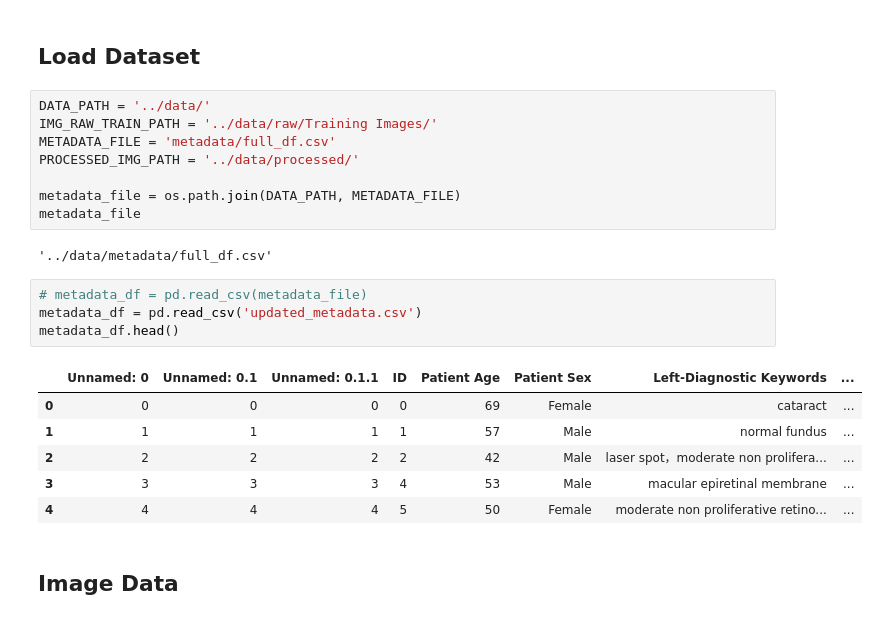
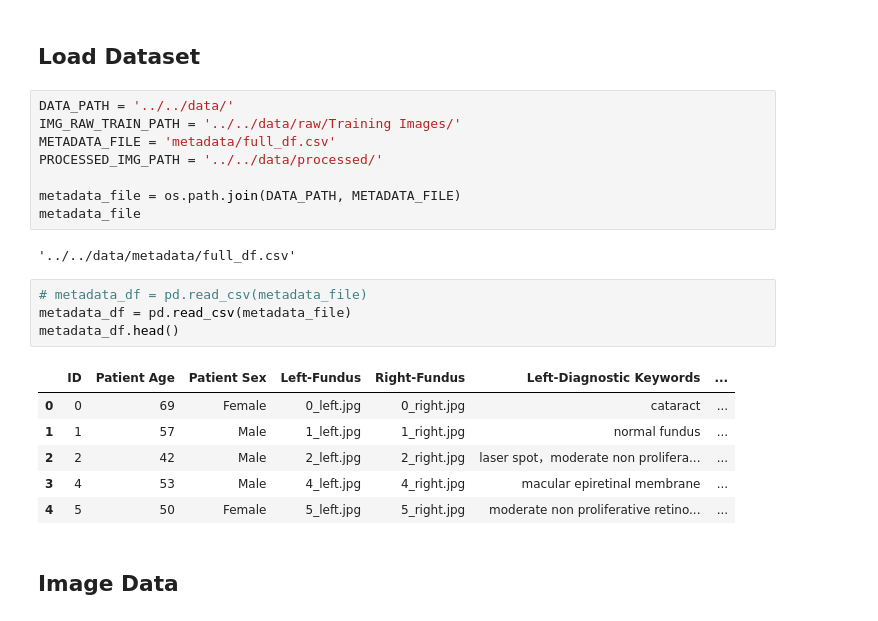
Before and after one commit to MridulAhluwalia/ljmu-research-thesis, a Jupyter notebook: notebooks/analysis/Preprocessing - Eye Fundus Images.ipynb, the cells around one changed output. Saved outputs shown, nothing was run; the diff lists cells and outputs as text.

```diff
--- a/notebooks/analysis/Preprocessing - Eye Fundus Images.ipynb
+++ b/notebooks/analysis/Preprocessing - Eye Fundus Images.ipynb
@@ -28,26 +28,26 @@ IMG_SIZE = 512
 # %% [markdown]
 ## Load Dataset
 # %%
-DATA_PATH = '../data/'
-IMG_RAW_TRAIN_PATH = '../data/raw/Training Images/'
+DATA_PATH = '../../data/'
+IMG_RAW_TRAIN_PATH = '../../data/raw/Training Images/'
 METADATA_FILE = 'metadata/full_df.csv'
-PROCESSED_IMG_PATH = '../data/processed/'
+PROCESSED_IMG_PATH = '../../data/processed/'
 
 metadata_file = os.path.join(DATA_PATH, METADATA_FILE)
 metadata_file
 # %% [output]
-'../data/metadata/full_df.csv'
+'../../data/metadata/full_df.csv'
 # %%
 # metadata_df = pd.read_csv(metadata_file)
-metadata_df = pd.read_csv('updated_metadata.csv')
+metadata_df = pd.read_csv(metadata_file)
 metadata_df.head()
 # %% [output]
-|  | Unnamed: 0 | Unnamed: 0.1 | Unnamed: 0.1.1 | ID | Patient Age | Patient Sex | Left-Diagnostic Keywords | ... |
-| 0 | 0 | 0 | 0 | 0 | 69 | Female | cataract | ... |
-| 1 | 1 | 1 | 1 | 1 | 57 | Male | normal fundus | ... |
-| 2 | 2 | 2 | 2 | 2 | 42 | Male | laser spot，moderate non prolifera... | ... |
-| 3 | 3 | 3 | 3 | 4 | 53 | Male | macular epiretinal membrane | ... |
-| 4 | 4 | 4 | 4 | 5 | 50 | Female | moderate non proliferative retino... | ... |
+|  | ID | Patient Age | Patient Sex | Left-Fundus | Right-Fundus | Left-Diagnostic Keywords | ... |
+| 0 | 0 | 69 | Female | 0_left.jpg | 0_right.jpg | cataract | ... |
+| 1 | 1 | 57 | Male | 1_left.jpg | 1_right.jpg | normal fundus | ... |
+| 2 | 2 | 42 | Male | 2_left.jpg | 2_right.jpg | laser spot，moderate non prolifera... | ... |
+| 3 | 4 | 53 | Male | 4_left.jpg | 4_right.jpg | macular epiretinal membrane | ... |
+| 4 | 5 | 50 | Female | 5_left.jpg | 5_right.jpg | moderate non proliferative retino... | ... |
 # %% [markdown]
 ## Image Data
 # %%
```
Also changed, not shown: parts of 3 cells of this notebook, 19 other files.
